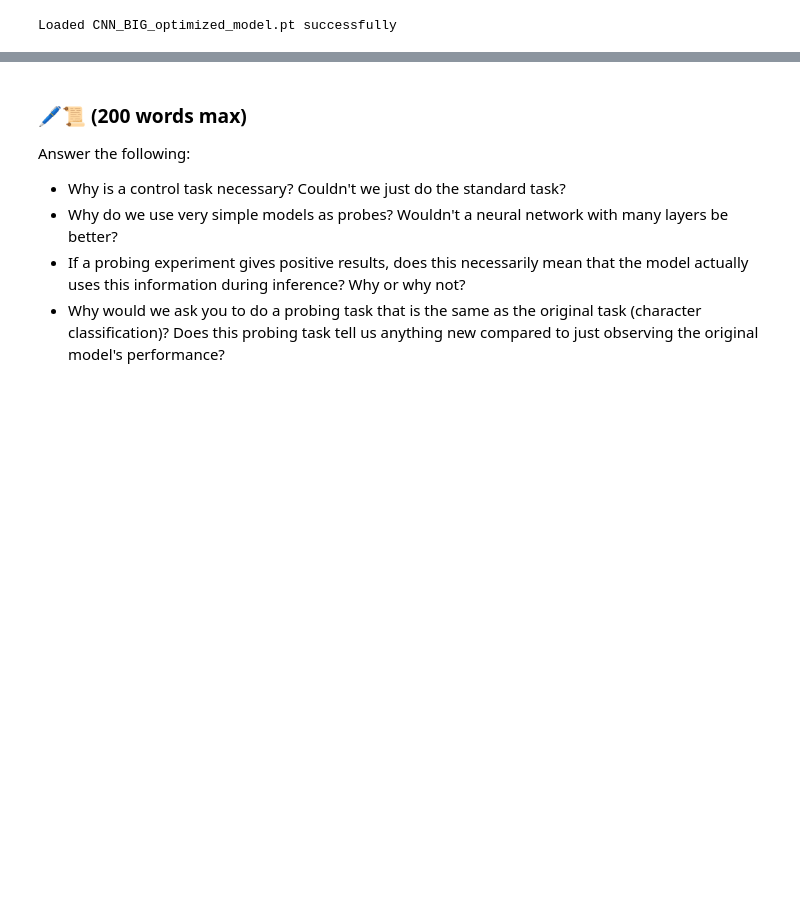
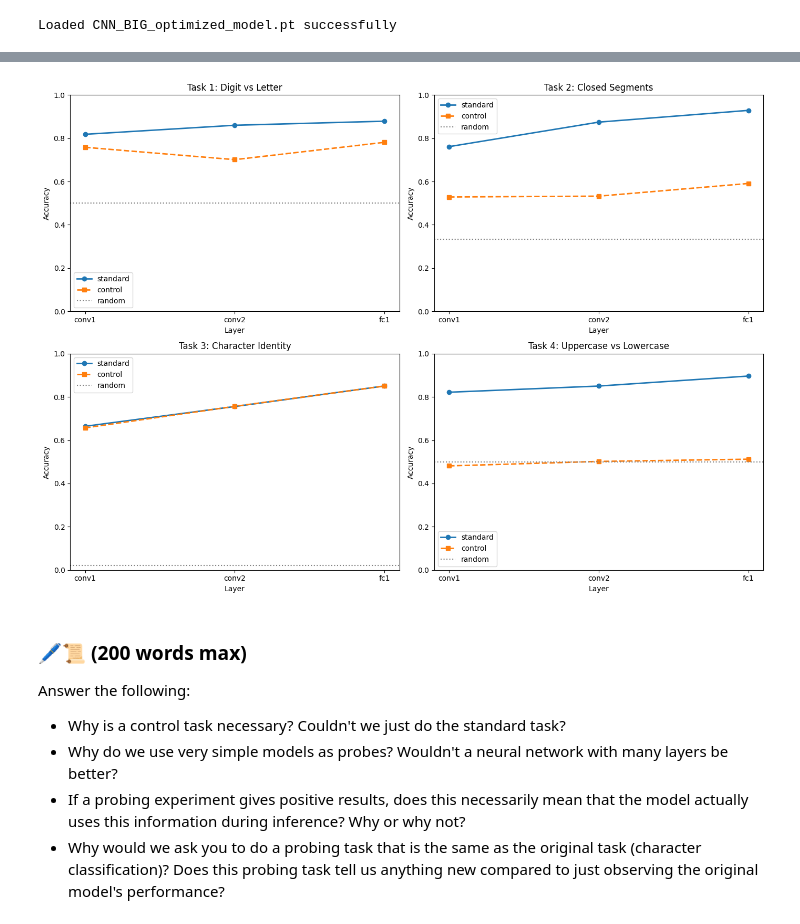
Before and after one commit to reJazzy/Assignment_Neural_Computing, a Jupyter notebook: assignment.ipynb, the cells around one changed output, grey strips where cells are left out. Drawn from its saved outputs; the diff is of its cells as text; code cells hidden in the pictures; blank space fills up the shorter version.

```diff
--- a/assignment.ipynb
+++ b/assignment.ipynb
@@ -1103,38 +1103,31 @@ from random import seed
 from typing import Any, Callable
 from pathlib import Path
 
-#definitions for the generate labels
+#definitions for the generate_labels function
 EMNIST_CLASSES = [
-    '0','1','2','3','4','5','6','7','8','9',  # indices 0-9
-    'A','B','C','D','E','F','G','H','I','J',  # indices 10-19
-    'K','L','M','N','O','P','Q','R','S','T',  # indices 20-29
-    'U','V','W','X','Y','Z',                  # indices 30-35
-    'a','b','d','e','f','g','h','n','q','r',  # indices 36-45
-    't',                                       # index 46
-]
+    '0','1','2','3','4','5','6','7','8','9',
+    'A','B','C','D','E','F','G','H','I','J',
+    'K','L','M','N','O','P','Q','R','S','T',
+    'U','V','W','X','Y','Z',
+    'a','b','d','e','f','g','h','n','q','r',
+    't',]
 
-# --- Task 1: digit vs letter ---
-DIGIT_INDICES = set(range(10))  # 0-9
+DIGIT_INDICES = set(range(10))
 
-# --- Task 2: closed segments ---
-# 'o' is merged into 'O', so only 'O' appears; 'p' is NOT merged so both 'P' and 'p' appear
 ONE_CLOSED_SEGMENT = {
-    '0', '4', '6', '9',           # digits
-    'A', 'D', 'O', 'P', 'Q', 'R', # uppercase (O covers merged o/O)
-    'a', 'b', 'd', 'e', 'p', 'q', # lowercase (present separately in EMNIST)
+    '0', '4', '6', '9',
+    'A', 'D', 'O', 'P', 'Q', 'R',
+    'a', 'b', 'd', 'e', 'p', 'q',
 }
 TWO_CLOSED_SEGMENTS = {'8', 'B', 'g'}
 
-# --- Task 4: uppercase vs lowercase ---
+
 UPPERCASE = set('ABCDEFGHIJKLMNOPQRSTUVWXYZ')
 LOWERCASE = set('abcdefghijklmnopqrstuvwxyz')
-# These lowercase letters are merged into uppercase in EMNIST Balanced
-# so they only appear once and have no case distinction
+
 MERGED_AS_UPPERCASE = {'C','I','J','K','L','M','O','S','U','V','W','X','Y','Z'}
-# Unmerged uppercase (both cases exist): A,B,D,E,F,G,H,N,P,Q,R,T
 
-
-# Create ActivationLoader class, which lets us store activations from models, save them, and load them from files.
+# ActivationLoader class: lets us store activations from models, save them, and load them from files.
 class ActivationLoader:
     """Loads a model and extracts activations from its layers"""
 
@@ -1161,9 +1154,9 @@ class ActivationLoader:
         """
         # Initialize storage for activations
         all_activations = {
-            'conv1': [],      # layer1 (before pooling)
-            'conv2': [],      # layer2 (before pooling)
-            'fc1': [],        # layer3 (after ReLU, before final FC)
+            'conv1': [],
+            'conv2': [],
+            'fc1': [],
             'labels': []
         }
 
@@ -1192,7 +1185,6 @@ class ActivationLoader:
                 images = images.to(self.device)
 
                 # Forward pass with activation extraction
-                # The model returns (output, [layer1, layer2, layer3])
                 _, activations_list = self.model(images, return_activations=True)
 
                 # activations_list[0] = layer1 (conv1 activations, shape: [batch, 32, 28, 28])
@@ -1332,7 +1324,7 @@ def create_probe_from_data(acts: t.Tensor, labels: t.Tensor) -> "Probe":
     Returns:
         Trained Probe instance ready for inference
     """
-    # Filter out excluded samples (label == -1, used in task 4)
+    # Filter out excluded samples
     valid_mask = labels != -1
     acts = acts[valid_mask]
     labels = labels[valid_mask]
@@ -1381,18 +1373,16 @@ def generate_all_labels_of_probing_tasks(original_labels: t.Tensor) -> dict:
     t.manual_seed(67)
     n = len(original_labels)
 
-    # ------------------------------------------------------------------
-    # Task 1: digit vs letter
-    # ------------------------------------------------------------------
+
+    # Task 1
     task1 = t.zeros(n, dtype=t.long)
     for i, lbl in enumerate(original_labels.tolist()):
         task1[i] = 0 if lbl < 10 else 1  # 0=digit, 1=letter
 
     task1_control = task1[t.randperm(n)]
 
-    # ------------------------------------------------------------------
-    # Task 2: closed segments (0, 1, or 2)
-    # ------------------------------------------------------------------
+
+    # Task 2
     task2 = t.zeros(n, dtype=t.long)
     for i, lbl in enumerate(original_labels.tolist()):
         char = EMNIST_CLASSES[lbl]
@@ -1405,12 +1395,11 @@ def generate_all_labels_of_probing_tasks(original_labels: t.Tensor) -> dict:
 
     task2_control = task2[t.randperm(n)]
 
-    # ------------------------------------------------------------------
+
     # Task 3: identity (same as original classification task)
-    # ------------------------------------------------------------------
     task3 = original_labels.clone()
 
-    # Control: each class consistently maps to a random *different* class
+    # Control
     perm = t.randperm(47)
     # Ensure no class maps to itself
     for i in range(47):
@@ -1419,11 +1408,8 @@ def generate_all_labels_of_probing_tasks(original_labels: t.Tensor) -> dict:
             perm[i], perm[swap] = perm[swap], perm[i]
     task3_control = perm[original_labels]
 
-    # ------------------------------------------------------------------
+
     # Task 4: uppercase (0) vs lowercase (1)
-    # Digits and merged-as-uppercase characters are ambiguous — exclude
-    # them by marking as -1. The probe training/eval should filter these out.
-    # ------------------------------------------------------------------
     task4 = t.full((n,), -1, dtype=t.long)  # -1 = excluded
     for i, lbl in enumerate(original_labels.tolist()):
         char = EMNIST_CLASSES[lbl]
@@ -1431,9 +1417,8 @@ def generate_all_labels_of_probing_tasks(original_labels: t.Tensor) -> dict:
             task4[i] = 1
         elif char in UPPERCASE and char not in MERGED_AS_UPPERCASE:
             task4[i] = 0
-        # else: digit or merged char, stays -1
 
-    # Control: shuffle only the valid (non -1) entries
+    # Control
     valid_mask = task4 != -1
     valid_indices = valid_mask.nonzero(as_tuple=True)[0]
     shuffled_valid = valid_indices[t.randperm(len(valid_indices))]
@@ -1482,7 +1467,7 @@ def plot_metrics(results: dict) -> None:
             accs = [results[task_key][variant][layer] for layer in layer_names]
             ax.plot(x, accs, marker, label=variant, linewidth=2)
 
-        ax.axhline(chance_levels[task_key], color='gray', linestyle=':', label='chance')
+        ax.axhline(chance_levels[task_key], color='gray', linestyle=':', label='random')
         ax.set_xticks(x)
         ax.set_xticklabels(layer_names)
         ax.set_xlabel('Layer')
@@ -1496,7 +1481,7 @@ def plot_metrics(results: dict) -> None:
     plt.show()
 
 
-# --- Evaluation loop ---
+#-------------------------------------------------------------------------------------------------------- main loop
 layer_names = ['conv1', 'conv2', 'fc1']
 task_names = ['task1', 'task2', 'task3', 'task4']
 
@@ -1526,3 +1534,4 @@ For debugging consider passing CUDA_LAUNCH_BLOCKING=1
+[figure, added]
 # %% [markdown]
 ### 🖊️📜 (200 words max)
 Answer the following:
```
Also changed, not shown: parts of 12 cells of this notebook.
